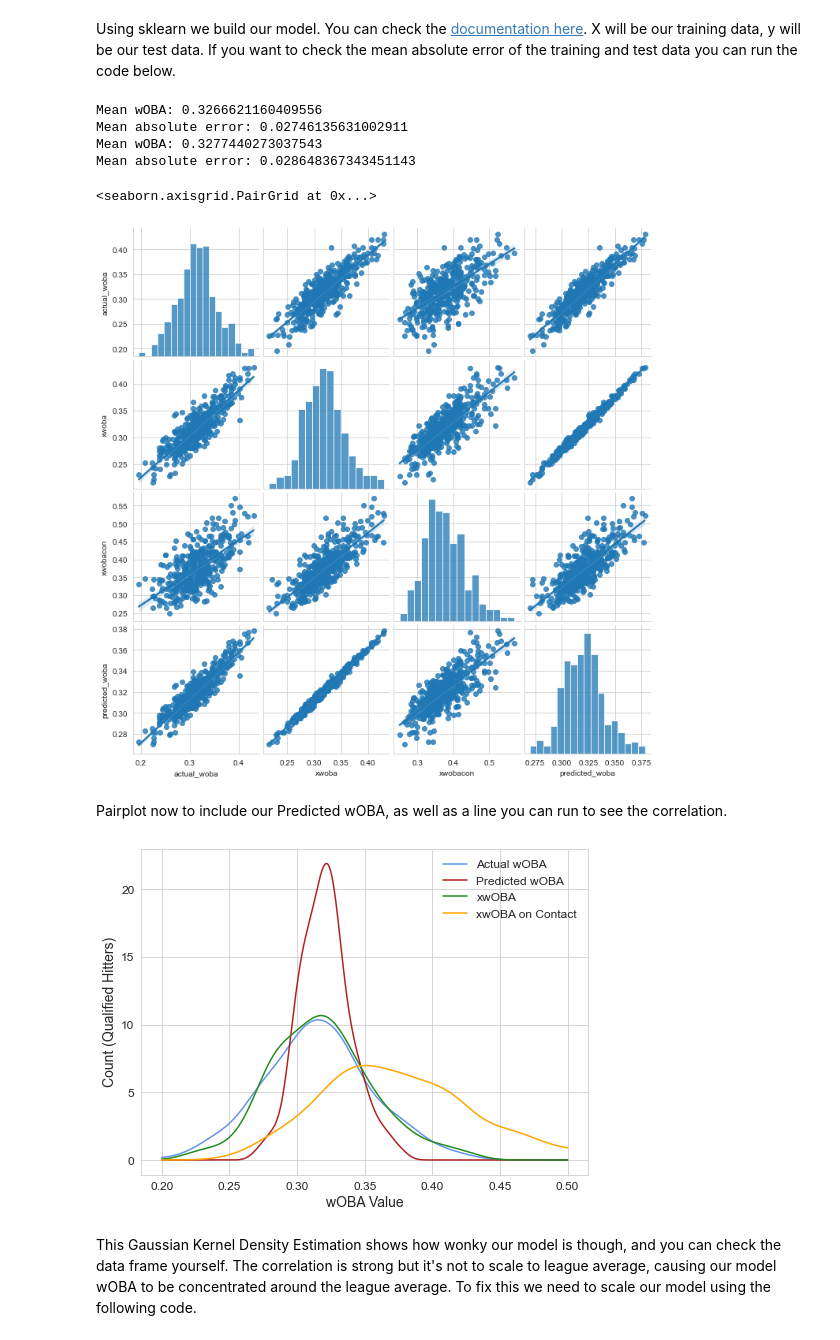
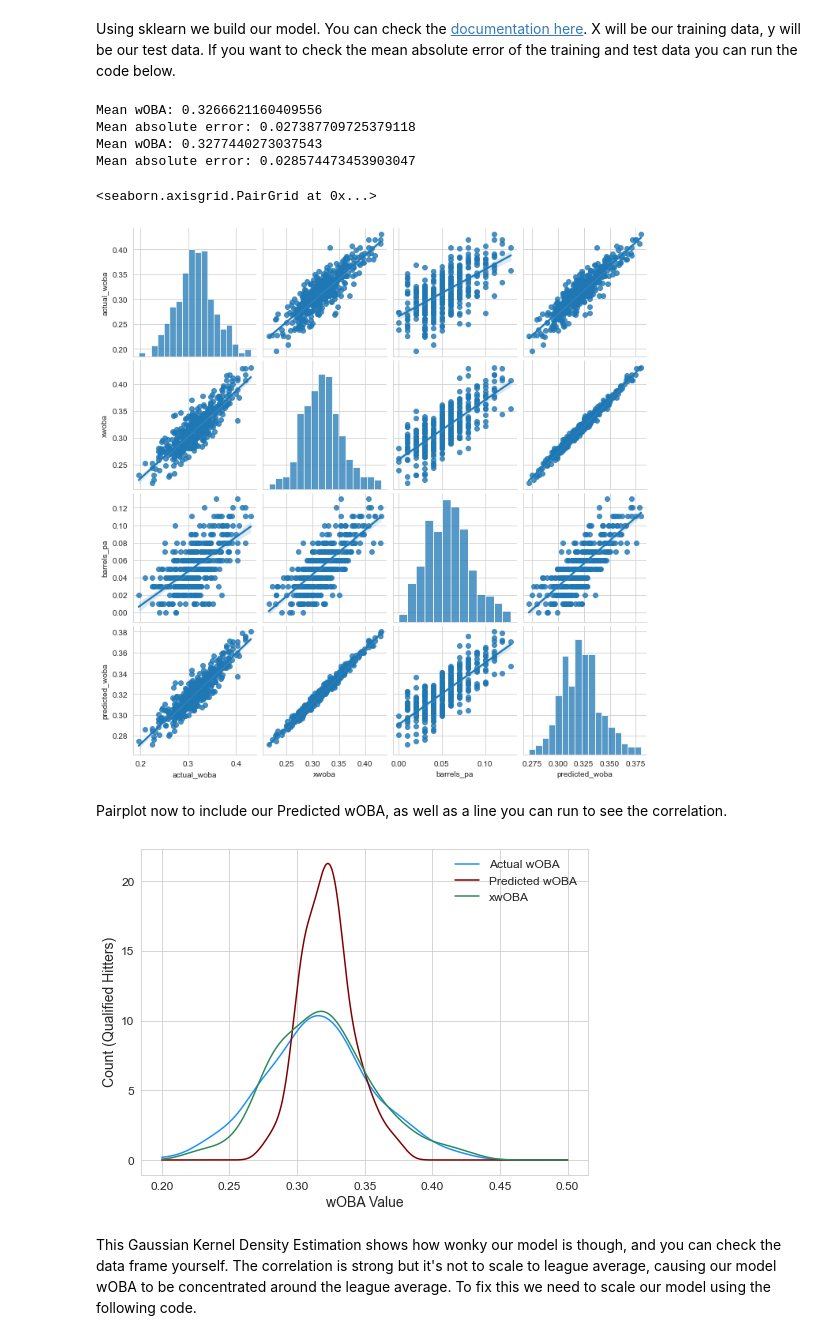
Before and after one commit to christopherjluke/wobaregressionmodel, a Jupyter notebook: wobaregressionmodel.ipynb, the cells around one changed output. Drawn from its saved outputs; the diff is of its cells as text; code cells hidden in the pictures.

```diff
--- a/wobaregressionmodel.ipynb
+++ b/wobaregressionmodel.ipynb
@@ -18,8 +18,8 @@ import seaborn as sns; sns.set_style('whitegrid');
 import scipy.stats as stats
 import numpy as np
 # %%
-batter_df = pd.read_csv(r'../data/statcastbatter.csv')
-batter_df_2021 = pd.read_csv(r'../data/statcastbatter2021.csv')
+batter_df = pd.read_csv(r'/Users/christopherluke/Desktop/baseball/data/statcastbatter.csv')
+batter_df_2021 = pd.read_csv(r'/Users/christopherluke/Desktop/baseball/data/statcastbatter2021.csv')
 batter_df['player_name'] = [" ".join(n.split(", ")[::-1]) for n in batter_df['player_name']]
 batter_df_2021['player_name'] = [" ".join(n.split(", ")[::-1]) for n in batter_df_2021['player_name']]
 # %% [markdown]
@@ -49,7 +49,7 @@ from sklearn.model_selection import train_test_split
 from sklearn.linear_model import LinearRegression
 from sklearn.metrics import mean_absolute_error
 
-X = batter_df_copy[['woba', 'xwoba', 'xwobacon']].values
+X = batter_df_copy[['woba', 'xwoba', 'barrels_pa']].values
 y = batter_df_copy[['wOBA_Y1']].values
 
 # Split data into 80% training, 20% testing
@@ -71,50 +71,48 @@ print('Mean wOBA:', X_test[:,0].mean())
 print('Mean absolute error:', mean_absolute_error(y_pred, y_test))
 # %% [output]
 Mean wOBA: 0.3266621160409556
-Mean absolute error: 0.02746135631002911
+Mean absolute error: 0.027387709725379118
 Mean wOBA: 0.3277440273037543
-Mean absolute error: 0.028648367343451143
+Mean absolute error: 0.028574473453903047
 # %%
 # Here we test our model to 2021 stats, cleaning 2021 data with another copy.
 
 batter_2021_copy = batter_df_2021.copy()
 
-X = batter_2021_copy[['woba', 'xwoba', 'xwobacon']].values
+X = batter_2021_copy[['woba', 'xwoba', 'barrels_pa']].values
 y = batter_2021_copy[['woba']].values
 
 y_pred = lr.predict(X)
 
 batter_2021_copy['predicted_woba'] = y_pred
 batter_2021_copy['Season'] = 2021
 batter_2021_copy = batter_2021_copy.rename(columns={'woba':'actual_woba'})
 batter_2021_copy.loc[: ,['season', 'player_name', 'actual_woba', 'predicted_woba']].head(15)
 
 batter_2021_copy['pred_act'] = batter_2021_copy['predicted_woba'] - batter_2021_copy['actual_woba']
 batter_2021_copy.corr()[['predicted_woba']].sort_values(by='predicted_woba', ascending=False)
-sns.pairplot(batter_2021_copy[['actual_woba', 'xwoba', 'xwobacon', 'predicted_woba']], kind="reg")
+sns.pairplot(batter_2021_copy[['actual_woba', 'xwoba', 'barrels_pa', 'predicted_woba']], kind="reg")
 # %% [output]
 <seaborn.axisgrid.PairGrid at 0x...>
-[figure, old version]
+[figure, new version]
 # %% [markdown]
 Pairplot now to include our Predicted wOBA, as well as a line you can run to see the correlation.
 # %%
 kde_woba = stats.gaussian_kde(batter_2021_copy['actual_woba'])
 kde_model = stats.gaussian_kde(batter_2021_copy['predicted_woba'])
 kde_xwoba = stats.gaussian_kde(batter_2021_copy['xwoba'])
-kde_xwobacon = stats.gaussian_kde(batter_2021_copy['xwobacon'])
 x = np.linspace(0.20,0.50,1000)
 fig, ax = plt.subplots(figsize=(8,6))
-ax.plot(x, kde_woba(x), color="cornflowerblue", label='Actual wOBA')
-ax.plot(x, kde_model(x), color="firebrick", label='Predicted wOBA')
-ax.plot(x, kde_xwoba(x), color="forestgreen", label='xwOBA')
-ax.plot(x, kde_xwobacon(x), color="orange", label='xwOBA on Contact')
+ax.plot(x, kde_woba(x), color="dodgerblue", label='Actual wOBA')
+ax.plot(x, kde_model(x), color="maroon", label='Predicted wOBA')
+ax.plot(x, kde_xwoba(x), color="seagreen", label='xwOBA')
 plt.xlabel("wOBA Value",fontsize=14)
 plt.ylabel("Count (Qualified Hitters)", fontsize=14)
 plt.tick_params(labelsize=12)
 plt.legend(frameon=False, fontsize=12)
 plt.show()
 # %% [output]
-[figure, old version]
+[figure, new version]
 # %% [markdown]
 This Gaussian Kernel Density Estimation shows how wonky our model is though, and you can check the data frame yourself. The correlation is strong but it's not to scale to league average, causing our model wOBA to be concentrated around the league average. To fix this we need to scale our model using the following code.
 # %%
```
Also changed, not shown: parts of 5 cells of this notebook.
